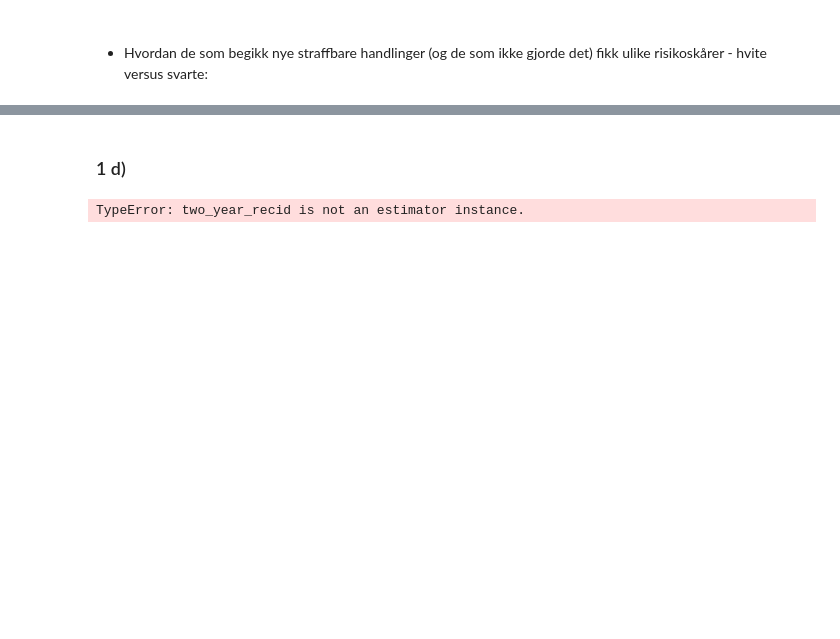
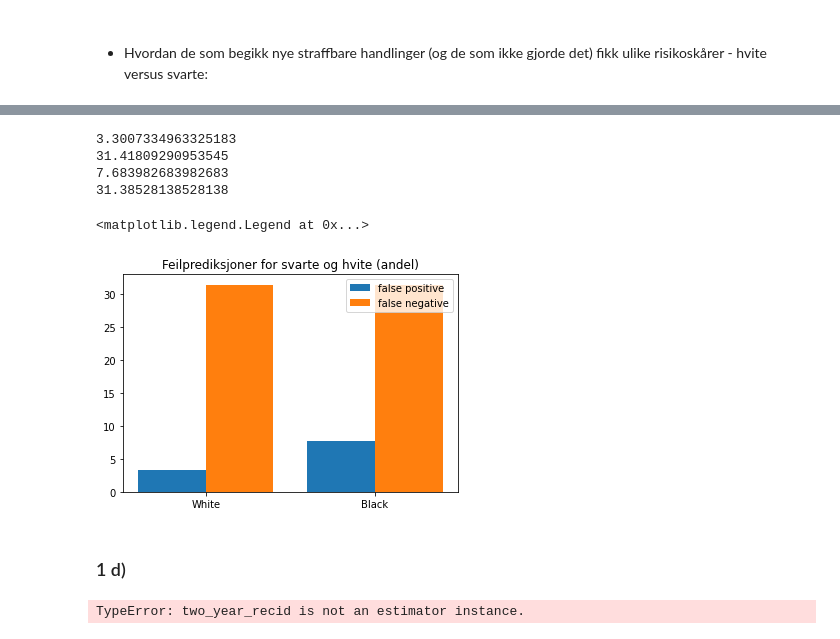
Before and after one commit to jonatanwins/COMPAS_project_HON2200, a Jupyter notebook: COMPAS.ipynb, the cells around one changed output, grey strips where cells are left out. Saved outputs shown, nothing was run; the diff lists cells and outputs as text; code cells hidden in the pictures; blank space fills up the shorter version.

```diff
--- a/COMPAS.ipynb
+++ b/COMPAS.ipynb
@@ -236,3 +238,32 @@ ValueError: shape mismatch: objects cannot be broadcast to a single shape.  Mism
+# %%
+pos_white_ratio = false_pos_white.size / df_white.size * 100
+pos_black_ratio = false_pos_black.size / df_black.size * 100
+neg_white_ratio = false_neg_white.size / df_white.size * 100
+neg_black_ratio = false_neg_black.size / df_black.size * 100
+
+print(pos_white_ratio)
+print(neg_white_ratio)
+print(pos_black_ratio)
+print(neg_black_ratio)
+
+col_labs = ["false positive", "false negative"]
+x_labs = ["White", "Black"]
+x = np.arange(len(col_labs))
+width = 0.4
+
+plt.bar(x-0.2, [pos_white_ratio, pos_black_ratio], width)
+plt.bar(x+0.2, [neg_white_ratio, neg_black_ratio], width)
+
+plt.xticks(x, x_labs)
+plt.title("Feilprediksjoner for svarte og hvite (andel)")
+plt.legend(col_labs)
+# %% [output]
+3.3007334963325183
+31.41809290953545
+7.683982683982683
+31.38528138528138
+<matplotlib.legend.Legend at 0x...>
+[figure, added]
 # %% [markdown]
 ### 1 d)
 # %%
```
Also changed, not shown: parts of 3 cells of this notebook.
